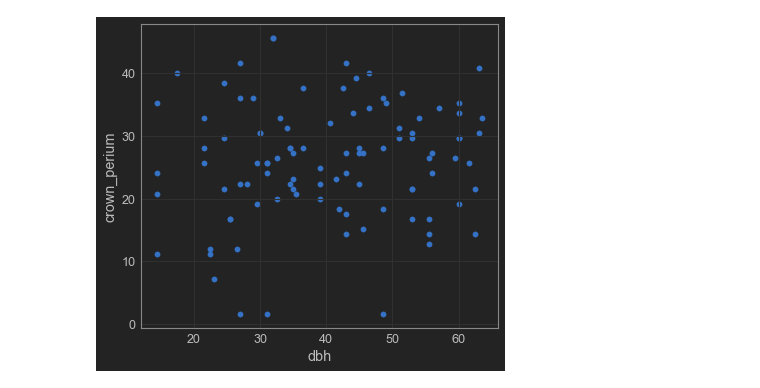
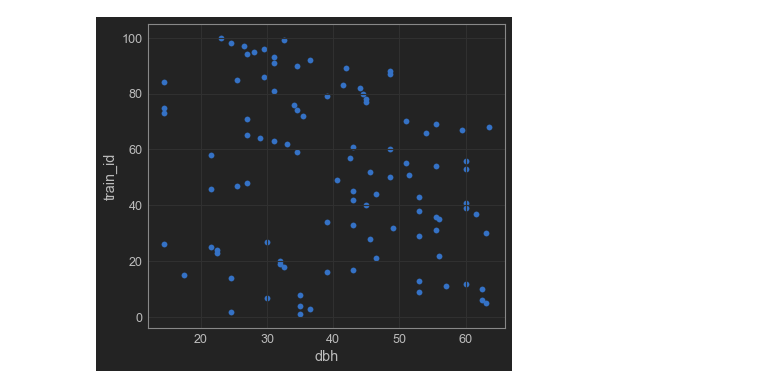
Before and after one commit to Ark-OU/Kaggle, a Jupyter notebook: GE_Kaggle01/SGDR.ipynb, the cells around one changed output. Saved outputs shown, nothing was run; the diff lists cells and outputs as text; code cells hidden in the pictures.

```diff
--- a/GE_Kaggle01/SGDR.ipynb
+++ b/GE_Kaggle01/SGDR.ipynb
@@ -26,10 +36,10 @@ max    100.000000   40.867333    65.44000    45.600000
 # %%
 import matplotlib.pyplot as plt
 x = target
-y = train["crown_perim"]
+y = train_id
 plt.scatter(x,y)
 plt.xlabel("dbh")
-plt.ylabel("crown_perium")
+plt.ylabel("train_id")
 plt.show()
 # %% [output]
-[figure, old version]
+[figure, new version]
```
Also changed, not shown: parts of 8 cells of this notebook, 17 other files.
